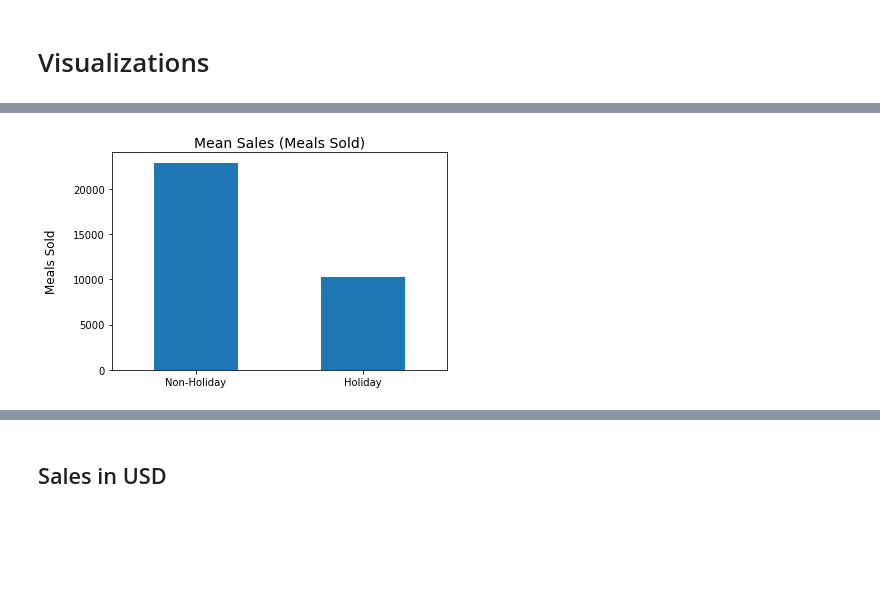
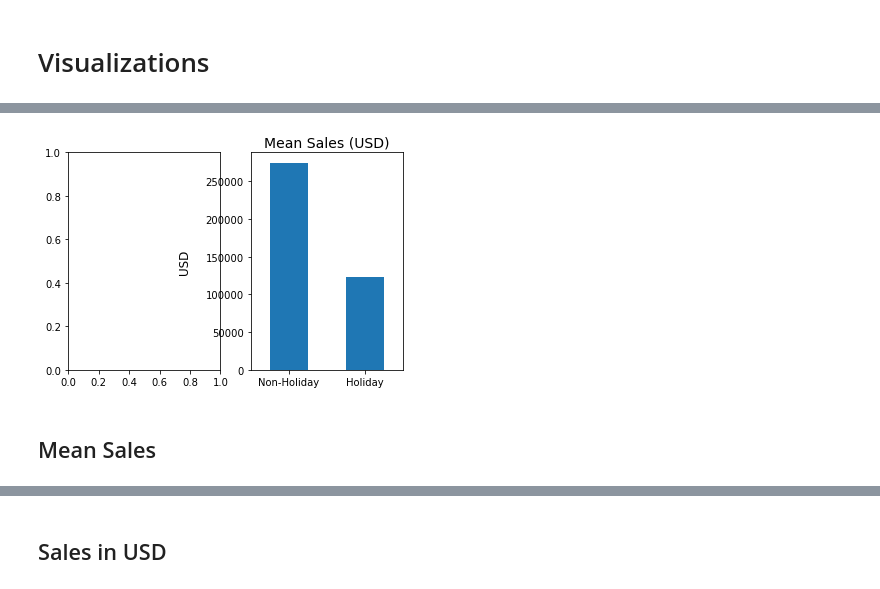
Before and after one commit to jvgalvin/Portfolio, a Jupyter notebook: project_1_4.ipynb, the cells around one changed output, grey strips where cells are left out. Cells and saved outputs as stored; diff of their text form; code cells hidden in the pictures; blank space fills up the shorter version.

```diff
--- a/project_1_4.ipynb
+++ b/project_1_4.ipynb
@@ -282,9 +271,15 @@ plt.xticks([0, 1], labels, rotation=0);
-# %%
-labels = ["Non-Holiday", "Holiday"]
-df.groupby("is_holiday")["meals_sold"].mean().plot(kind="bar")
-plt.title("Mean Sales (Meals Sold)", fontsize=14)
-plt.ylabel("Meals Sold", fontsize=12, labelpad=15)
-plt.xlabel("")
-plt.xticks([0, 1], labels, rotation=0);
-# %% [output]
-[figure, removed]
+# %%
+labels = ["Non-Holiday", "Holiday"]
+
+fig, (ax1, ax2) = plt.subplots(1, 2)
+ax1 = df.groupby("is_holiday")["usd"].mean().plot(kind="bar")
+ax2 = df.groupby("is_holiday")["meals_sold"].mean().plot(kind="bar")
+
+plt.title("Mean Sales (USD)", fontsize=14)
+plt.ylabel("USD", fontsize=12, labelpad=15)
+plt.xlabel("")
+plt.xticks([0, 1], labels, rotation=0);
+# %% [output]
+[figure, added]
+# %% [markdown]
+## Mean Sales
```
Also changed, not shown: parts of 6 cells of this notebook.
